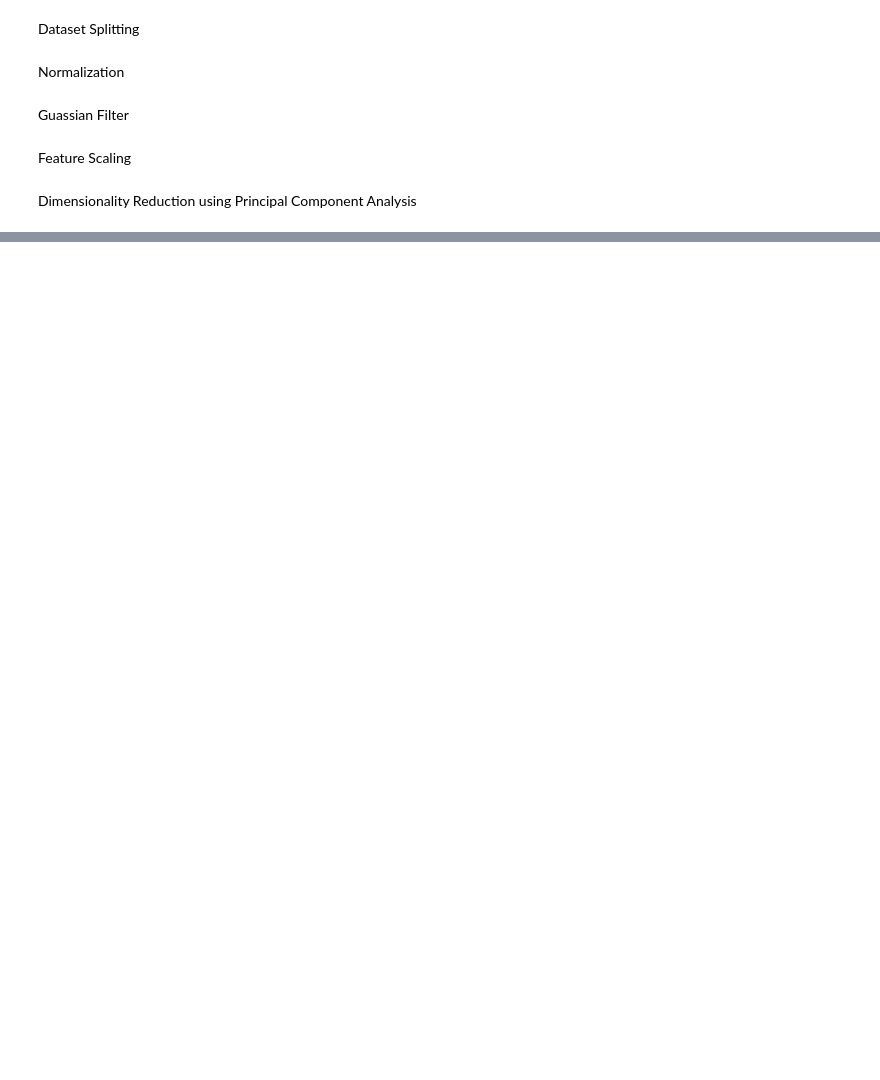
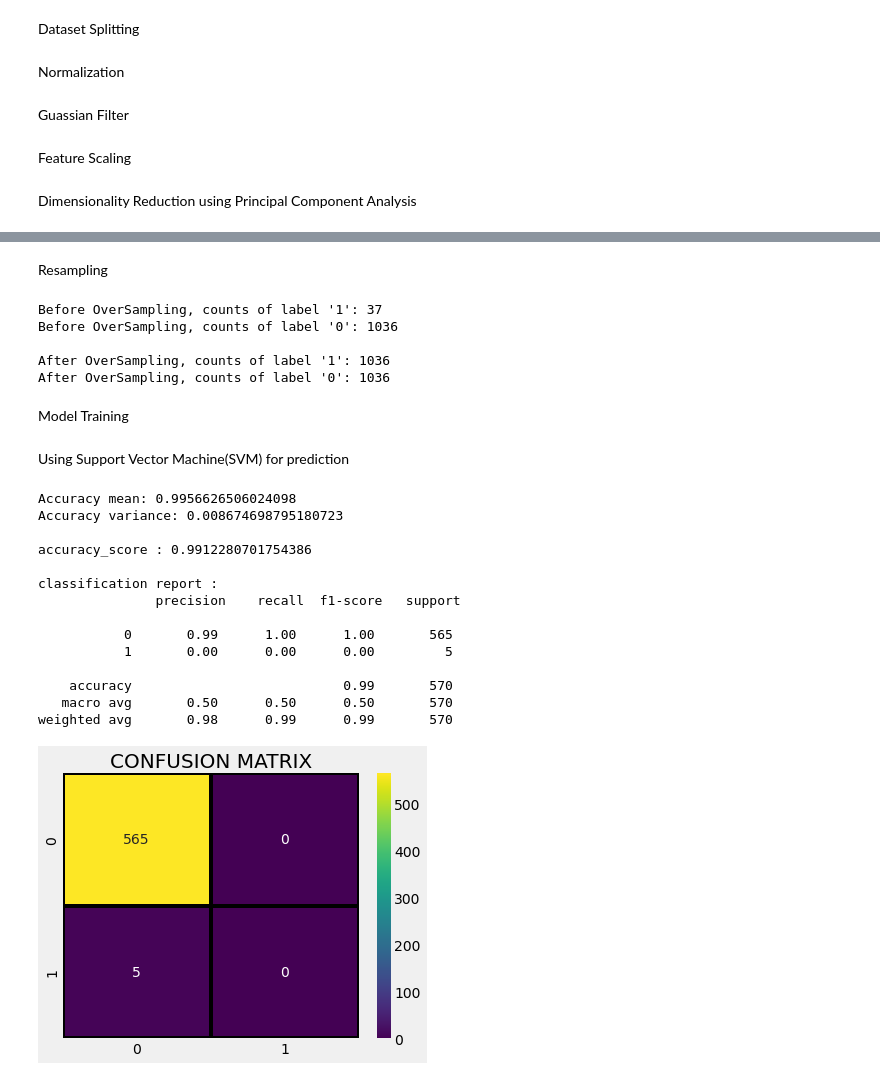
Before and after one commit to Shoumpy/exoplanet-detection-using-machine-learning, a Jupyter notebook: Exoplanet Detection.ipynb, the cells around one changed output, grey strips where cells are left out. Cells and saved outputs as stored; diff of their text form; code cells hidden in the pictures; blank space fills up the shorter version.

```diff
--- a/Exoplanet Detection.ipynb
+++ b/Exoplanet Detection.ipynb
@@ -120,0 +124,63 @@ plt.show()
+# %% [markdown]
+Resampling
+# %%
+print("Before OverSampling, counts of label '1': {}".format(sum(y_train==1)))
+print("Before OverSampling, counts of label '0': {} \n".format(sum(y_train==0)))
+sm = SMOTE(random_state=27)
+x_train_res, y_train_res = sm.fit_resample(x_train, y_train.ravel())
+print("After OverSampling, counts of label '1': {}".format(sum(y_train_res==1)))
+print("After OverSampling, counts of label '0': {}".format(sum(y_train_res==0)))
+# %% [output]
+Before OverSampling, counts of label '1': 37
+Before OverSampling, counts of label '0': 1036
+
+After OverSampling, counts of label '1': 1036
+After OverSampling, counts of label '0': 1036
+# %% [markdown]
+Model Training
+# %%
+def model(classifier,dtrain_x,dtrain_y,dtest_x,dtest_y):
+    #fit the model
+    classifier.fit(dtrain_x,dtrain_y)
+    predictions = classifier.predict(dtest_x)
+
+    #Cross validation
+    accuracies = cross_val_score(estimator = classifier, X = x_train_res, y = y_train_res, cv = 5, n_jobs = -1)
+    mean = accuracies.mean()
+    variance = accuracies.std()
+    print("Accuracy mean: "+ str(mean))
+    print("Accuracy variance: "+ str(variance))
+
+    #Accuracy
+    print ("\naccuracy_score :",accuracy_score(dtest_y,predictions))
+
+    #Classification report
+    print ("\nclassification report :\n",(classification_report(dtest_y,predictions)))
+
+    #Confusion matrix
+    plt.figure(figsize=(13,10))
+    plt.subplot(221)
+    sns.heatmap(confusion_matrix(dtest_y,predictions),annot=True,cmap="viridis",fmt = "d",linecolor="k",linewidths=3)
+    plt.title("CONFUSION MATRIX",fontsize=20)
+# %% [markdown]
+Using Support Vector Machine(SVM) for prediction
+# %%
+from sklearn.svm import SVC
+SVM_model=SVC()
+model(SVM_model,x_train_res,y_train_res,x_test,y_test)
+# %% [output]
+Accuracy mean: 0.9956626506024098
+Accuracy variance: 0.008674698795180723
+
+accuracy_score : 0.9912280701754386
+
+classification report :
+               precision    recall  f1-score   support
+
+           0       0.99      1.00      1.00       565
+           1       0.00      0.00      0.00         5
+
+    accuracy                           0.99       570
+   macro avg       0.50      0.50      0.50       570
+weighted avg       0.98      0.99      0.99       570
+[figure, added]
```
Also changed, not shown: parts of 8 cells of this notebook.
